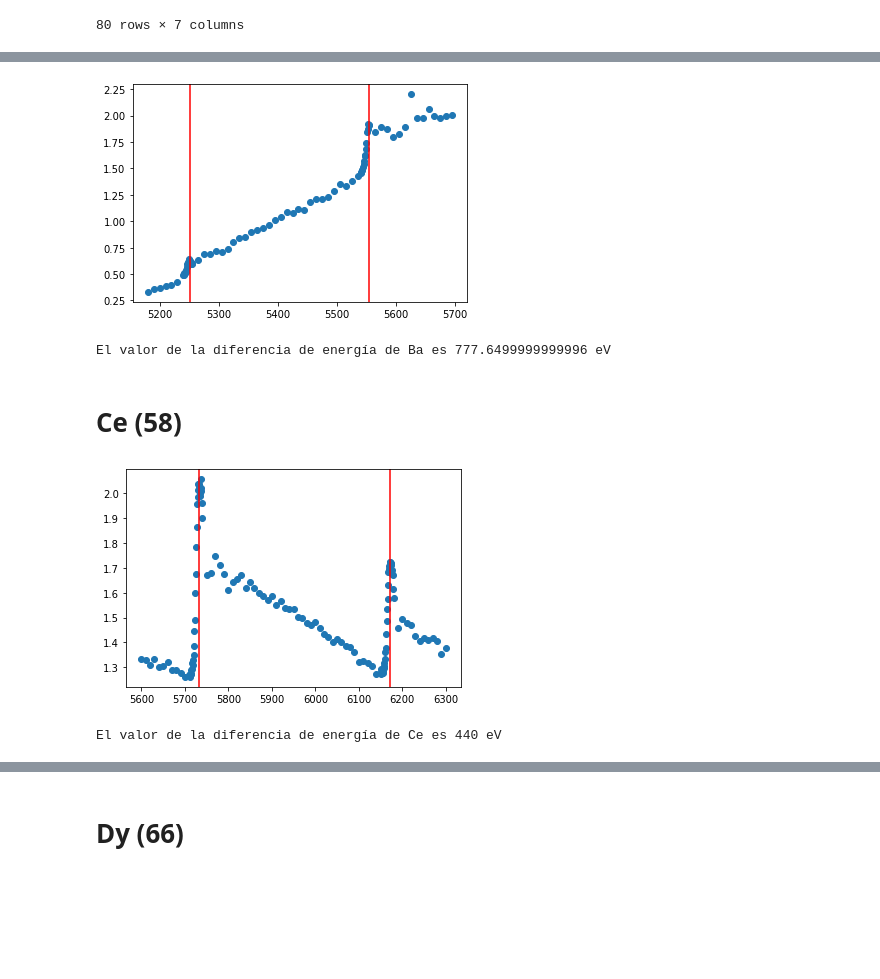
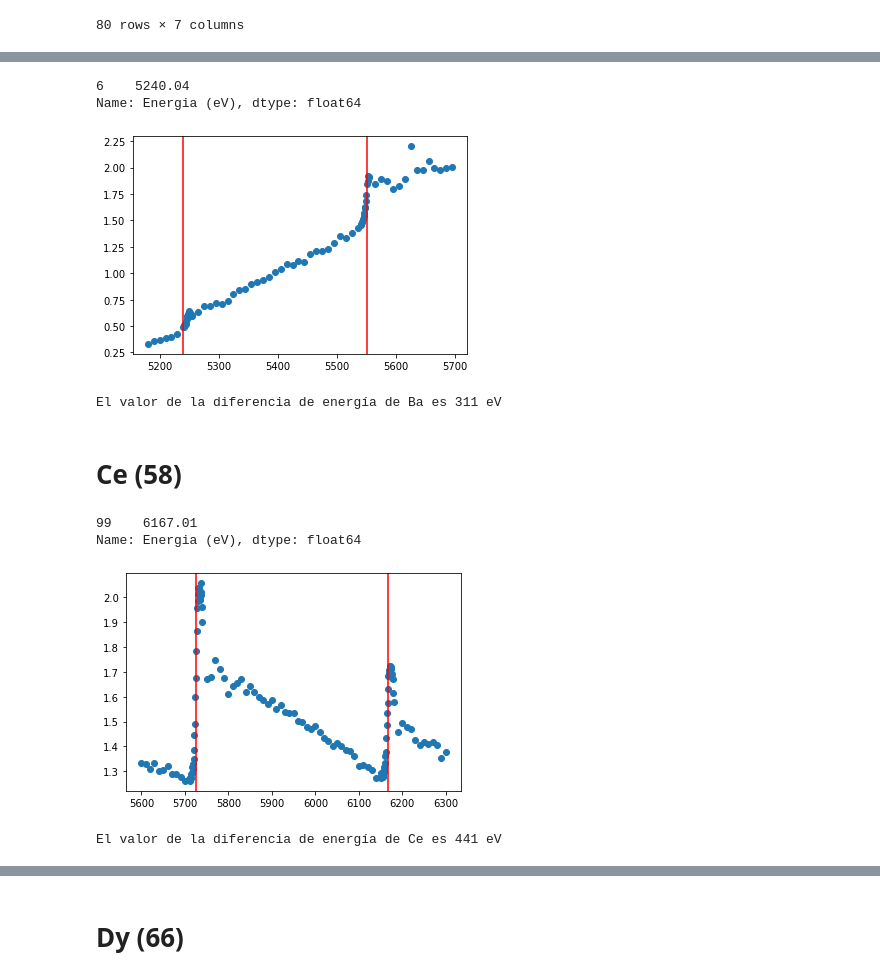
Before and after one commit to Lekkito/data-analysis-physics, a Jupyter notebook: spin-orbit/spinOrbita.ipynb, the cells around one changed output, grey strips where cells are left out. Drawn from its saved outputs; the diff is of its cells as text; code cells hidden in the pictures; blank space fills up the shorter version.

```diff
--- a/spin-orbit/spinOrbita.ipynb
+++ b/spin-orbit/spinOrbita.ipynb
@@ -133,19 +109,27 @@ Name: Energia (eV), dtype: float64
+# %%
+#datos[datos['dx'] == datos['dx'].max()]['Energia (eV)']
+#recortar los datos y solo agarrar aquellos en donde energia > 13500
+datos2 = datos[datos['Energia (eV)'] < 5300]
+datos2[datos2['dx'] == datos2['dx'].max()]['Energia (eV)']
+# %% [output]
+6    5240.04
+Name: Energia (eV), dtype: float64
 # %%
+BaL3 = 5240
+BaL2 = 5551
+
 plt.figure()
 plt.plot(datos['Energia (eV)'], datos['Ln'], 'o')
-plt.axvline(x=5252.05, color='r', linestyle='-')
-plt.axvline(x=5555, color='r', linestyle='-')
+plt.axvline(x=BaL2, color='r', linestyle='-')
+plt.axvline(x=BaL3, color='r', linestyle='-')
 plt.show()
-
-BaL3 = 5252.05
-BaL2 = 5555
 # %% [output]
-[figure, old version]
+[figure, new version]
 # %%
 Ba_dE = BaL2 - BaL3
 print(f'El valor de la diferencia de energía de Ba es {Ba_dE} eV')
 # %% [output]
-El valor de la diferencia de energía de Ba es 777.6499999999996 eV
+El valor de la diferencia de energía de Ba es 311 eV
 # %% [markdown]
 # Ce (58)
 # %%
@@ -158,6 +138,14 @@ print(energias)
+# %%
+#datos[datos['dx'] == datos['dx'].max()]['Energia (eV)']
+#recortar los datos y solo agarrar aquellos en donde energia > 13500
+datos2 = datos[datos['Energia (eV)'] > 6000]
+datos2[datos2['dx'] == datos2['dx'].max()]['Energia (eV)']
+# %% [output]
+99    6167.01
+Name: Energia (eV), dtype: float64
 # %%
-CeL3 = 5732
-CeL2 = 6172
+CeL3 = 5726
+CeL2 = 6167
 
 plt.figure()
 plt.plot(datos['Energia (eV)'], datos['Ln'], 'o')
@@ -168,5 +156,5 @@ plt.show()
 Ce_dE = CeL2 - CeL3
 print(f'El valor de la diferencia de energía de Ce es {Ce_dE} eV')
 # %% [output]
-[figure, old version]
+[figure, new version]
-El valor de la diferencia de energía de Ce es 440 eV
+El valor de la diferencia de energía de Ce es 441 eV
```
Also changed, not shown: parts of 61 cells of this notebook, 1 other file.
